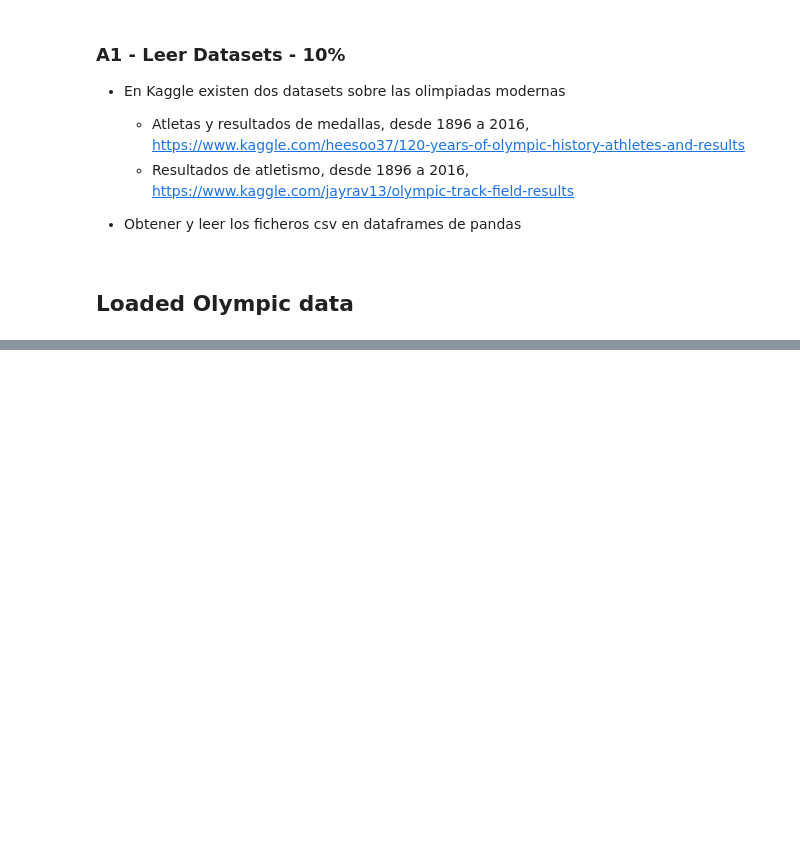
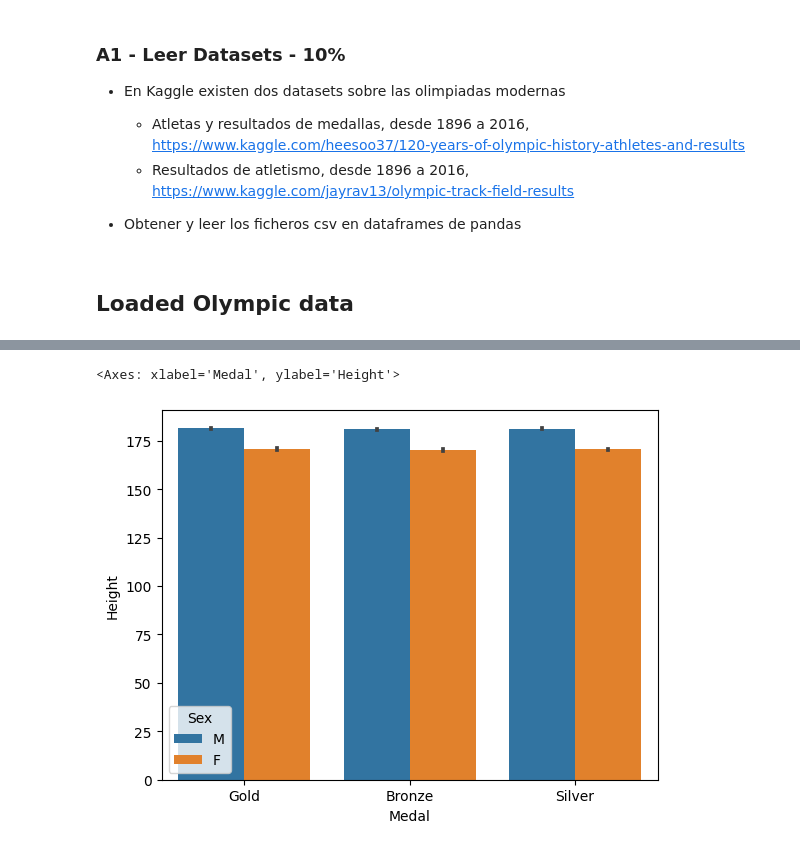
Before and after one commit to davidpd7/activity_data, a Jupyter notebook: actividad/04EPPY_Act02.ipynb, the cells around one changed output, grey strips where cells are left out. Drawn from its saved outputs; the diff is of its cells as text; code cells hidden in the pictures; blank space fills up the shorter version.

```diff
--- a/actividad/04EPPY_Act02.ipynb
+++ b/actividad/04EPPY_Act02.ipynb
@@ -97,5 +62,7 @@ from matplotlib import rcParams
 
 data = data_test['Sport'].groupby(data_test['Year']).size()
 data = data.reset_index()
-rcParams['figure.figsize'] = 18, 10
-sns.barplot(y = data['Sport'], x = data['Year'])
+
+fig, axs = plt.subplots(figsize=(18, 10))
+ax = sns.barplot(y = data['Sport'], x = data['Year'],ax=axs)
+ax
@@ -135,3 +92,9 @@ data_gender = data_test[data_test.Sex.isin(['M', 'F'])]
 
 - Crear un modelo capaz de predecir el tiempo que va a hacer un atleta en la prueba de los 100 metros lisos, en función de su edad, sexo, peso y altura.
 ![model](res/model.png)
+# %%
+from sklearn.model_selection import train_test_split
+from sklearn import datasets
+
+file_location = path.join('res','athletes','athlete_events.csv')
+data = pd.read_csv(file_location)
@@ -137,0 +107,5 @@ data_gender = data_test[data_test.Sex.isin(['M', 'F'])]
+# %%
+sns.barplot(hue='Sex', y = 'Height', x = 'Medal', data =data)
+# %% [output]
+<Axes: xlabel='Medal', ylabel='Height'>
+[figure, added]
```
Also changed, not shown: parts of 18 cells of this notebook.
